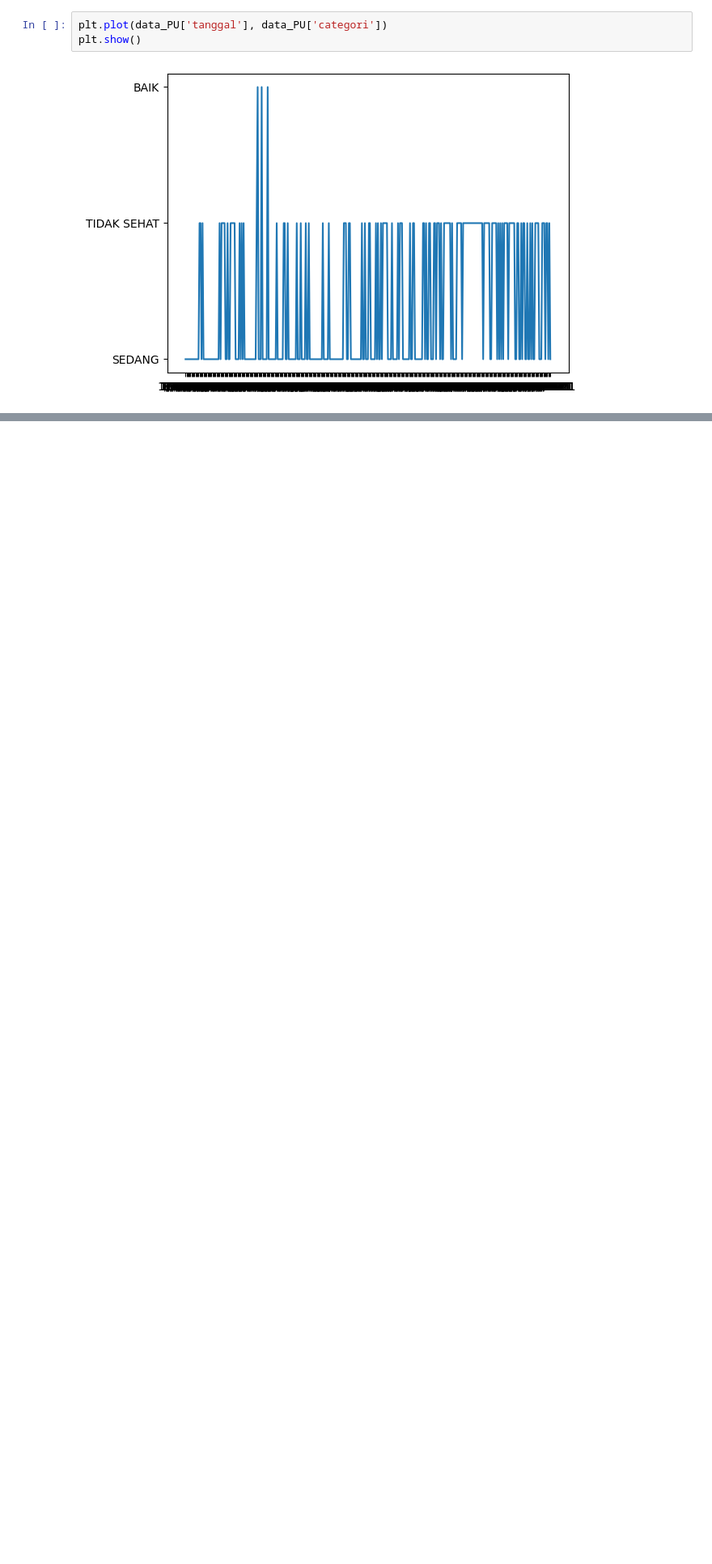
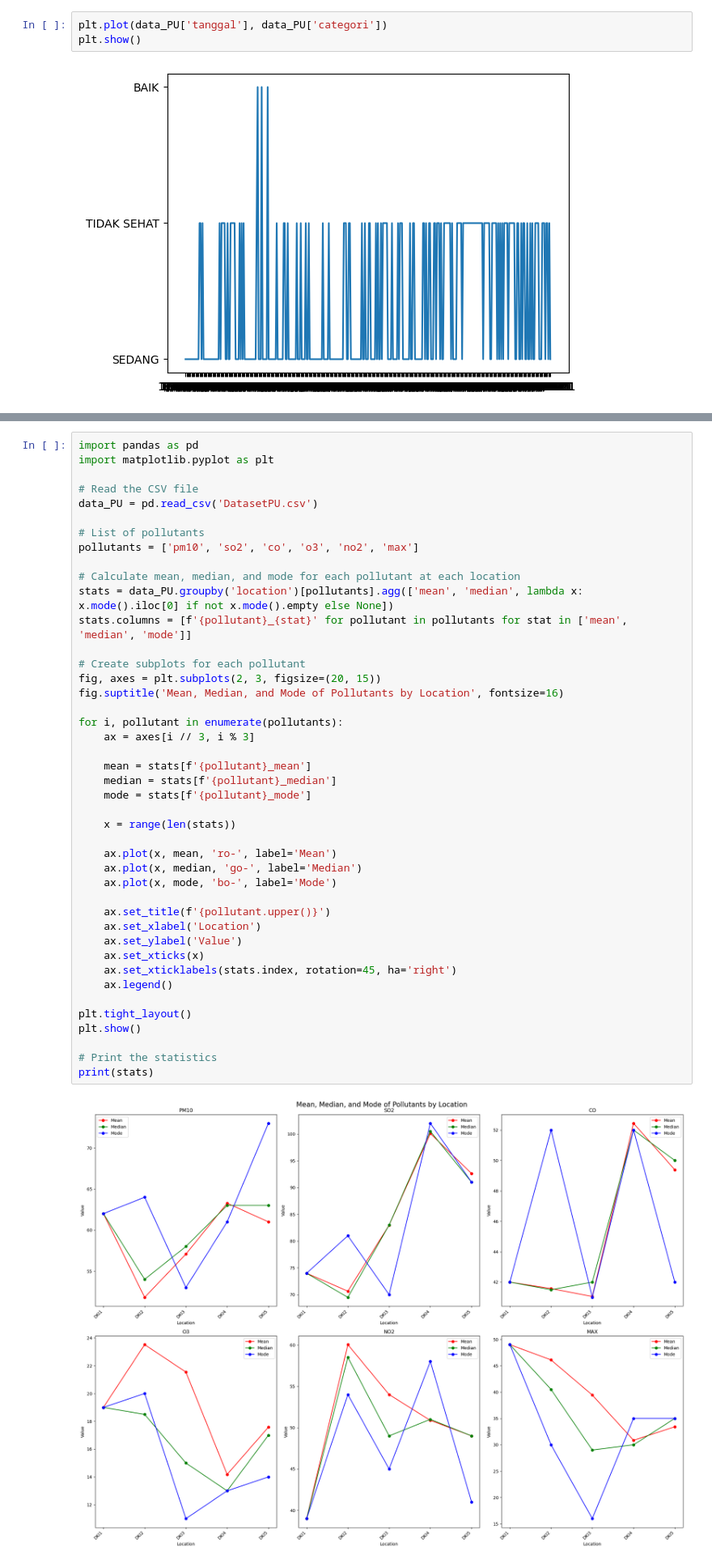
Before and after one commit to MuhammadHamidy/Tugas1_PSD, a Jupyter notebook: Read csv_tugas 1.ipynb, the cells around one changed output, grey strips where cells are left out. Shown at 81% size. Cells and saved outputs as stored; diff of their text form; blank space fills up the shorter version.

```diff
--- a/Read csv_tugas 1.ipynb
+++ b/Read csv_tugas 1.ipynb
@@ -64,0 +156,45 @@ plt.show()
+# %%
+import pandas as pd
+import matplotlib.pyplot as plt
+
+# Read the CSV file
+data_PU = pd.read_csv('DatasetPU.csv')
+
+# List of pollutants
+pollutants = ['pm10', 'so2', 'co', 'o3', 'no2', 'max']
+
+# Calculate mean, median, and mode for each pollutant at each location
+stats = data_PU.groupby('location')[pollutants].agg(['mean', 'median', lambda x: x.mode().iloc[0] if not x.mode().empty else None])
+stats.columns = [f'{pollutant}_{stat}' for pollutant in pollutants for stat in ['mean', 'median', 'mode']]
+
+# Create subplots for each pollutant
+fig, axes = plt.subplots(2, 3, figsize=(20, 15))
+fig.suptitle('Mean, Median, and Mode of Pollutants by Location', fontsize=16)
+
+for i, pollutant in enumerate(pollutants):
+    ax = axes[i // 3, i % 3]
+
+    mean = stats[f'{pollutant}_mean']
+    median = stats[f'{pollutant}_median']
+    mode = stats[f'{pollutant}_mode']
+
+    x = range(len(stats))
+
+    ax.plot(x, mean, 'ro-', label='Mean')
+    ax.plot(x, median, 'go-', label='Median')
+    ax.plot(x, mode, 'bo-', label='Mode')
+
+    ax.set_title(f'{pollutant.upper()}')
+    ax.set_xlabel('Location')
+    ax.set_ylabel('Value')
+    ax.set_xticks(x)
+    ax.set_xticklabels(stats.index, rotation=45, ha='right')
+    ax.legend()
+
+plt.tight_layout()
+plt.show()
+
+# Print the statistics
+print(stats)
+# %% [output]
+[figure, added]
```
Also changed, not shown: parts of 7 cells of this notebook, 3 other files.
